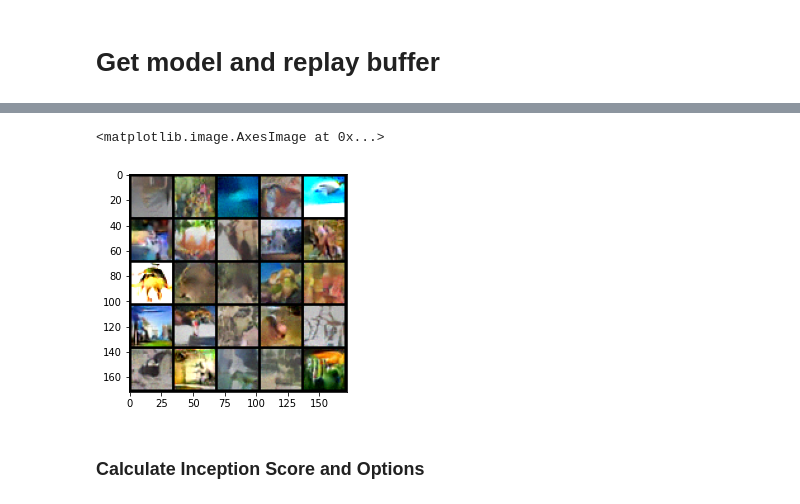
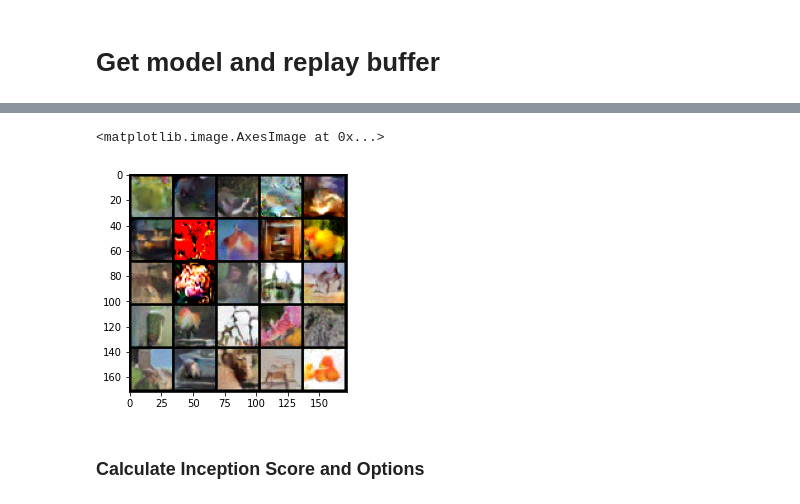
Before and after one commit to ljrprocc/EBKD, a Jupyter notebook: plot_energy_distribution.ipynb, the cells around one changed output, grey strips where cells are left out. Drawn from its saved outputs; the diff is of its cells as text; code cells hidden in the pictures.

```diff
--- a/plot_energy_distribution.ipynb
+++ b/plot_energy_distribution.ipynb
@@ -17,24 +19,24 @@ img_samples           qxy_energy.npy  res_epoch_200.pts  res_epoch_230.pts
 # %%
 import matplotlib.pyplot as plt
 import torchvision.utils as vutils
 model = model_dict['resnet26x10'](num_classes=100)
 model = model_dict['Score'](model, n_cls=100)
-save_path = '/data/lijingru/EBKD/save/student_model/resnet26x10_cifar100_lr_1e-05_decay_0.0_buffer_size_10000_lpx_0.0_lpxy_1.0_energy_mode_mcmc_step_size_1.0_trial_3_py_cls_mode_cls/'
-ckpt_dict = torch.load(save_path + 'res_epoch_230.pts')
+save_path = '/data/lijingru/EBKD/save/student_model/resnet26x10_cifar100_lr_0.0001_decay_0.0_buffer_size_10000_lpx_0.0_lpxy_1.0_energy_mode_mcmc_step_size_1.0_trial_4_py_cls_mode_cls/'
+ckpt_dict = torch.load(save_path + 'res_epoch_170.pts')
 model.load_state_dict(ckpt_dict["model_state_dict"])
 replay_buffer = ckpt_dict["replay_buffer"]
 sqrt = lambda x: int(torch.sqrt(torch.tensor([x])))
 plot = lambda x: vutils.make_grid(torch.clamp(x, -1, 1), normalize=True, nrow=sqrt(x.size(0)))
 buffer_size = len(replay_buffer)
 inds = torch.randint(0, buffer_size, (25,))
 sampled = replay_buffer[inds]
 imgs = plot(sampled)
 img = np.transpose(imgs, (1,2,0))
 plt.figure(10)
 plt.imshow(img)
 # %% [output]
 <matplotlib.image.AxesImage at 0x...>
-[figure, old version]
+[figure, new version]
 # %% [markdown]
 ### Calculate Inception Score and Options
 # %%
```
Also changed, not shown: parts of 3 cells of this notebook, 10 other files.
